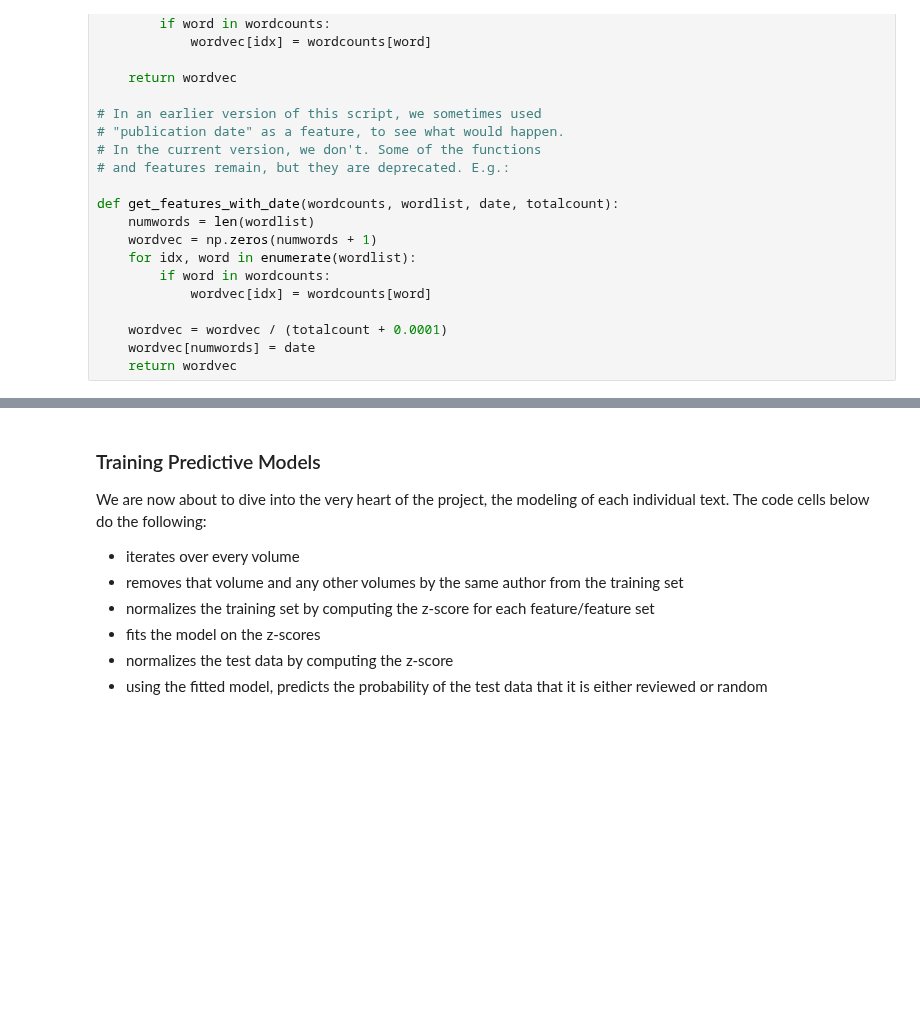
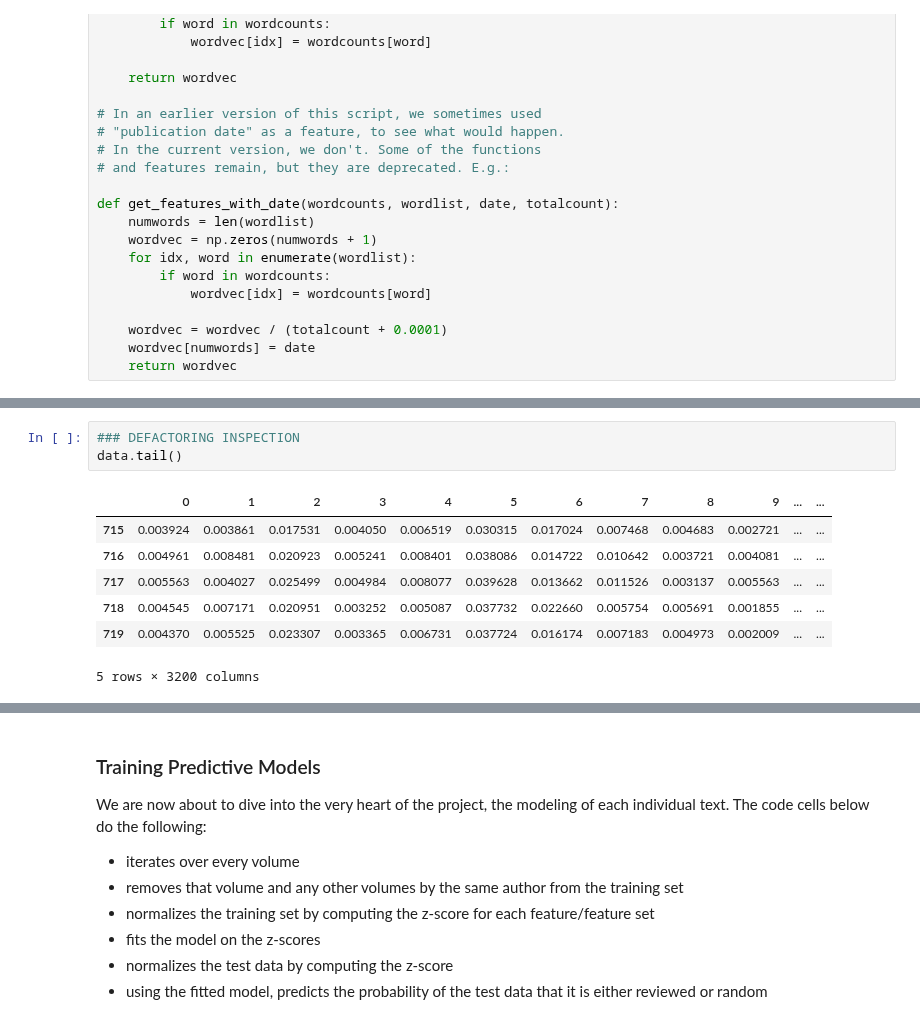
Before and after one commit to interedition/paceofchange, a Jupyter notebook: defactoring-pace-of-change.ipynb, the cells around one changed output, grey strips where cells are left out. Cells and saved outputs as stored; diff of their text form; blank space fills up the shorter version.

```diff
--- a/defactoring-pace-of-change.ipynb
+++ b/defactoring-pace-of-change.ipynb
@@ -835,0 +838,11 @@ Sextuplets is a list of tuples with six values. This is the datastructure which
+# %%
+### DEFACTORING INSPECTION
+data.tail()
+# %% [output]
+|  | 0 | 1 | 2 | 3 | 4 | 5 | 6 | 7 | 8 | 9 | ... | ... |
+| 715 | 0.003924 | 0.003861 | 0.017531 | 0.004050 | 0.006519 | 0.030315 | 0.017024 | 0.007468 | 0.004683 | 0.002721 | ... | ... |
+| 716 | 0.004961 | 0.008481 | 0.020923 | 0.005241 | 0.008401 | 0.038086 | 0.014722 | 0.010642 | 0.003721 | 0.004081 | ... | ... |
+| 717 | 0.005563 | 0.004027 | 0.025499 | 0.004984 | 0.008077 | 0.039628 | 0.013662 | 0.011526 | 0.003137 | 0.005563 | ... | ... |
+| 718 | 0.004545 | 0.007171 | 0.020951 | 0.003252 | 0.005087 | 0.037732 | 0.022660 | 0.005754 | 0.005691 | 0.001855 | ... | ... |
+| 719 | 0.004370 | 0.005525 | 0.023307 | 0.003365 | 0.006731 | 0.037724 | 0.016174 | 0.007183 | 0.004973 | 0.002009 | ... | ... |
+5 rows × 3200 columns
```
Also changed, not shown: parts of 21 cells of this notebook, 1 other file.
